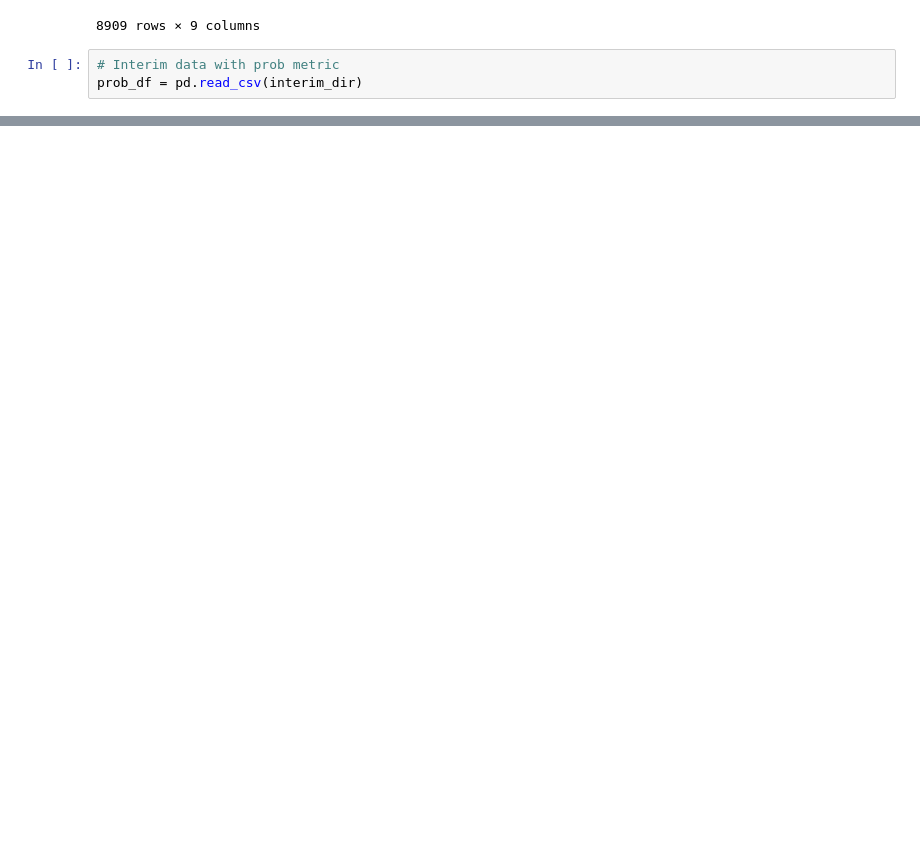
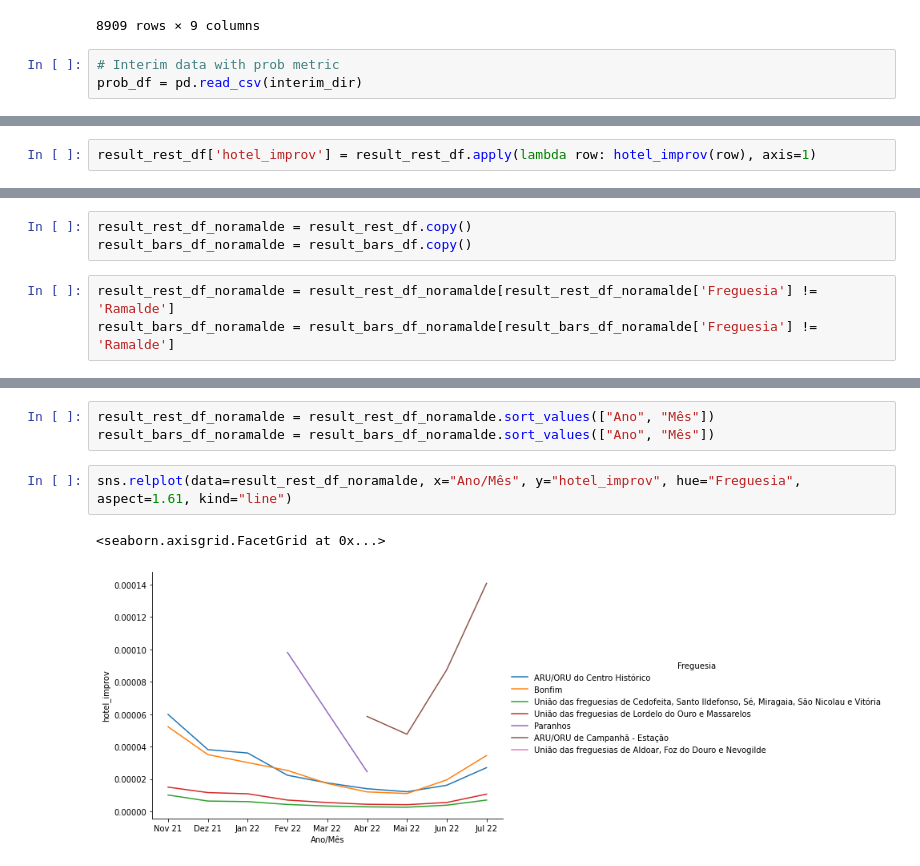
Before and after one commit to duarteoliper/DataInTheCity.ai, a Jupyter notebook: allocations_component.ipynb, the cells around one changed output, grey strips where cells are left out. Drawn from its saved outputs; the diff is of its cells as text; blank space fills up the shorter version.

```diff
--- a/allocations_component.ipynb
+++ b/allocations_component.ipynb
@@ -72,0 +192,2 @@ prob_df = pd.read_csv(interim_dir)
+# %%
+result_rest_df['hotel_improv'] = result_rest_df.apply(lambda row: hotel_improv(row), axis=1)
@@ -72,0 +228,6 @@ prob_df = pd.read_csv(interim_dir)
+# %%
+result_rest_df_noramalde = result_rest_df.copy()
+result_bars_df_noramalde = result_bars_df.copy()
+# %%
+result_rest_df_noramalde = result_rest_df_noramalde[result_rest_df_noramalde['Freguesia'] != 'Ramalde']
+result_bars_df_noramalde = result_bars_df_noramalde[result_bars_df_noramalde['Freguesia'] != 'Ramalde']
@@ -72,0 +254,8 @@ prob_df = pd.read_csv(interim_dir)
+# %%
+result_rest_df_noramalde = result_rest_df_noramalde.sort_values(["Ano", "Mês"])
+result_bars_df_noramalde = result_bars_df_noramalde.sort_values(["Ano", "Mês"])
+# %%
+sns.relplot(data=result_rest_df_noramalde, x="Ano/Mês", y="hotel_improv", hue="Freguesia", aspect=1.61, kind="line")
+# %% [output]
+<seaborn.axisgrid.FacetGrid at 0x...>
+[figure, added]
```
Also changed, not shown: parts of 26 cells of this notebook, 1 other file.
